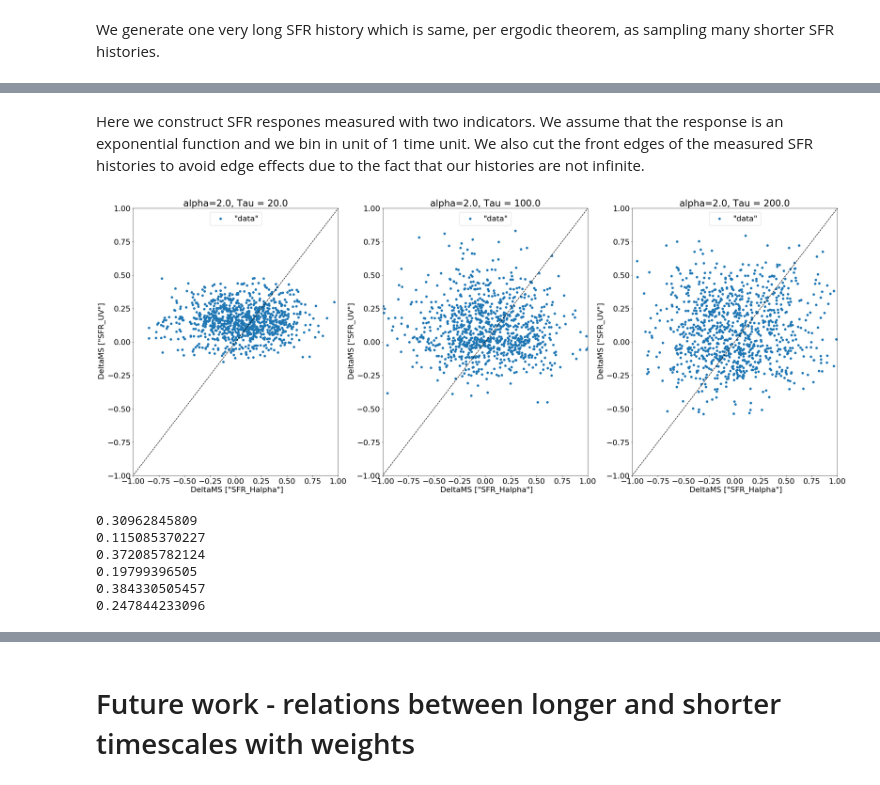
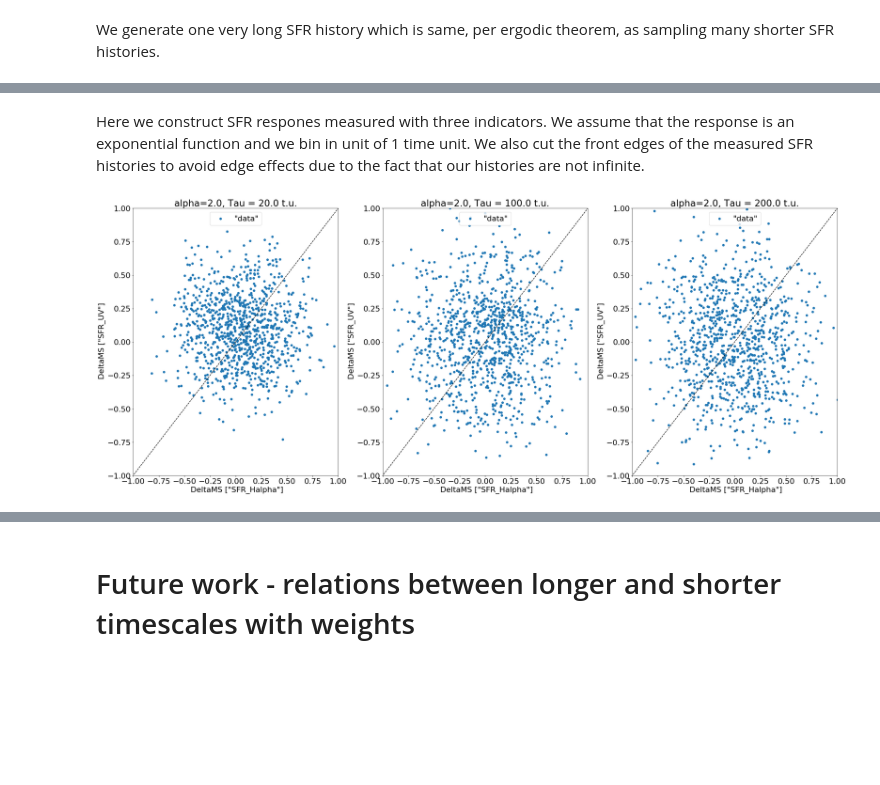
Before and after one commit to nevencaplar/Main-Sequence-Variability, a Jupyter notebook: Main_Sequence_Variability.ipynb, the cells around one changed output, grey strips where cells are left out. Saved outputs shown, nothing was run; the diff lists cells and outputs as text; code cells hidden in the pictures; blank space fills up the shorter version.

```diff
--- a/Main_Sequence_Variability.ipynb
+++ b/Main_Sequence_Variability.ipynb
@@ -969,7 +1106,9 @@ plt.xlabel('frequency [1/time units]')
 # %% [markdown]
-Here we construct SFR respones measured with two indicators. We assume that the response is an exponential function and we bin in unit of 1 time unit. We also cut the front edges of the measured SFR histories to avoid edge effects due to the fact that our histories are not infinite.
+Here we construct SFR respones measured with three indicators. We assume that the response is an exponential function and we bin in unit of 1 time unit. We also cut the front edges of the measured SFR histories to avoid edge effects due to the fact that our histories are not infinite.
 # %%
-decay_time1=10
+#mimics Halpha, assuming that t.u.=0.25 Myr
+decay_time1=12
+
 
 convolving_array1=(np.exp(-np.array(range(delc_flux_Example1.shape[0]))/decay_time1)-np.exp(-(1+np.array(range(delc_flux_Example1.shape[0]))/decay_time1)))
 convolving_array1=convolving_array1/np.sum(convolving_array1)
@@ -983,7 +1122,9 @@ delc_flux_Example1_convolved_decay_time1_sample=np.random.choice(delc_flux_Examp
 delc_flux_Example2_convolved_decay_time1_sample=np.random.choice(delc_flux_Example2_convolved_decay_time1,1000)
 delc_flux_Example3_convolved_decay_time1_sample=np.random.choice(delc_flux_Example3_convolved_decay_time1,1000)
 
-decay_time2=200
+#mimics FUV, assuming that t.u.=0.25 Myr
+decay_time2=24
+
 convolving_array2=(np.exp(-np.array(range(delc_flux_Example1.shape[0]))/decay_time2)-np.exp(-(1+np.array(range(delc_flux_Example1.shape[0]))/decay_time2)))
 convolving_array2=convolving_array2/np.sum(convolving_array2)
 convolving_array2=convolving_array2[convolving_array2>0]
@@ -996,6 +1137,22 @@ delc_flux_Example3_convolved_decay_time2=np.log10(np.convolve(np.power(10,delc_f
 delc_flux_Example1_convolved_decay_time2_sample=np.random.choice(delc_flux_Example1_convolved_decay_time2,1000)
 delc_flux_Example2_convolved_decay_time2_sample=np.random.choice(delc_flux_Example2_convolved_decay_time2,1000)
 delc_flux_Example3_convolved_decay_time2_sample=np.random.choice(delc_flux_Example3_convolved_decay_time2,1000)
+
+#mimics u-band poorly, assuming that t.u.=0.25 Myr
+decay_time3=100
+
+convolving_array3=(np.exp(-np.array(range(delc_flux_Example1.shape[0]))/decay_time3)-np.exp(-(1+np.array(range(delc_flux_Example1.shape[0]))/decay_time3)))
+convolving_array3=convolving_array3/np.sum(convolving_array3)
+convolving_array3=convolving_array3[convolving_array3>0]
+
+
+delc_flux_Example1_convolved_decay_time3=np.log10(np.convolve(np.power(10,delc_flux_Example1),convolving_array3,'full'))[5000:len(delc_flux_Example1)]
+delc_flux_Example2_convolved_decay_time3=np.log10(np.convolve(np.power(10,delc_flux_Example2),convolving_array3,'full'))[5000:len(delc_flux_Example2)]
+delc_flux_Example3_convolved_decay_time3=np.log10(np.convolve(np.power(10,delc_flux_Example3),convolving_array3,'full'))[5000:len(delc_flux_Example3)]
+
+delc_flux_Example1_convolved_decay_time3_sample=np.random.choice(delc_flux_Example1_convolved_decay_time3,1000)
+delc_flux_Example2_convolved_decay_time3_sample=np.random.choice(delc_flux_Example2_convolved_decay_time3,1000)
+delc_flux_Example3_convolved_decay_time3_sample=np.random.choice(delc_flux_Example3_convolved_decay_time3,1000)
 # %%
 tau_Example1=(1/v_bend_Example1)/(2*np.pi)
 tau_Example2=(1/v_bend_Example2)/(2*np.pi)
@@ -1008,50 +1165,34 @@ plt.scatter(delc_flux_Example1_convolved_decay_time1_sample,delc_flux_Example1_c
 plt.plot(np.arange(-3,3,0.01),np.arange(-3,3,0.01),color='black',ls='--')
 plt.xlabel(' DeltaMS ["SFR_Halpha"]')
 plt.ylabel(' DeltaMS ["SFR_UV"]')
 plt.legend(loc='upper center')
-plt.title("alpha="+str(a_low)+", Tau = "+str(tau_Example1))
+plt.title("alpha="+str(a_low)+", Tau = "+str(tau_Example1)+' t.u.')
 plt.xlim(-1,1)
 plt.ylim(-1,1)
 #plt.text(-0.4, -0.85,"Scatter of MS in UV (data): "+"%.2f" % round(np.std(res_Example1[:,1]),2),{'color': 'black', 'fontsize': 20})
 #plt.text(-0.4, -0.95,"Scatter of MS in UV (theoretical): "+"%.2f" % round(get_scatter_MS(tau_Example1,a_low)[Tmax-1][1]*0.4,2),{'color': 'black', 'fontsize': 20})
 
 plt.subplot(1,3,2)
 plt.scatter(delc_flux_Example2_convolved_decay_time1_sample,delc_flux_Example2_convolved_decay_time2_sample,label='"data"')
 plt.plot(np.arange(-3,3,0.01),np.arange(-3,3,0.01),color='black',ls='--')
 plt.xlabel(' DeltaMS ["SFR_Halpha"]')
 plt.ylabel(' DeltaMS ["SFR_UV"]')
 plt.legend(loc='upper center')
-plt.title("alpha="+str(a_low)+", Tau = "+str(tau_Example2))
+plt.title("alpha="+str(a_low)+", Tau = "+str(tau_Example2)+' t.u.')
 plt.xlim(-1,1)
 plt.ylim(-1,1)
 
 plt.subplot(1,3,3)
 plt.scatter(delc_flux_Example3_convolved_decay_time1_sample,delc_flux_Example3_convolved_decay_time2_sample,label='"data"')
 plt.plot(np.arange(-3,3,0.01),np.arange(-3,3,0.01),color='black',ls='--')
 plt.xlabel(' DeltaMS ["SFR_Halpha"]')
 plt.ylabel(' DeltaMS ["SFR_UV"]')
 plt.legend(loc='upper center')
-plt.title("alpha="+str(a_low)+", Tau = "+str(tau_Example3))
+plt.title("alpha="+str(a_low)+", Tau = "+str(tau_Example3)+' t.u.')
 plt.xlim(-1,1)
 plt.ylim(-1,1)
 
 
 plt.tight_layout(pad=0.4, w_pad=0.5, h_pad=1.0)
 # %% [output]
-[figure, old version]
+[figure, new version]
-# %%
-print(np.std(delc_flux_Example1_convolved_decay_time1_sample))
-print(np.std(delc_flux_Example1_convolved_decay_time2_sample))
-
-print(np.std(delc_flux_Example2_convolved_decay_time1_sample))
-print(np.std(delc_flux_Example2_convolved_decay_time2_sample))
-
-print(np.std(delc_flux_Example3_convolved_decay_time1_sample))
-print(np.std(delc_flux_Example3_convolved_decay_time2_sample))
-# %% [output]
-0.30962845809
-0.115085370227
-0.372085782124
-0.19799396505
-0.384330505457
-0.247844233096
```
Also changed, not shown: parts of 34 cells of this notebook.
